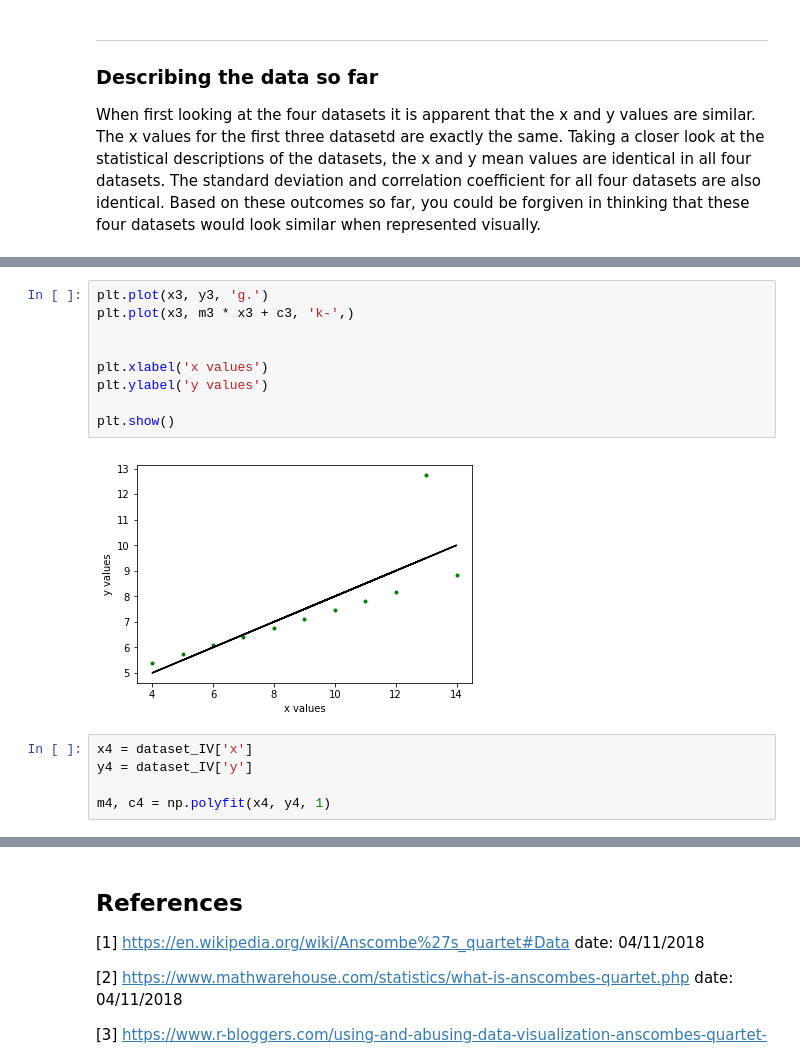
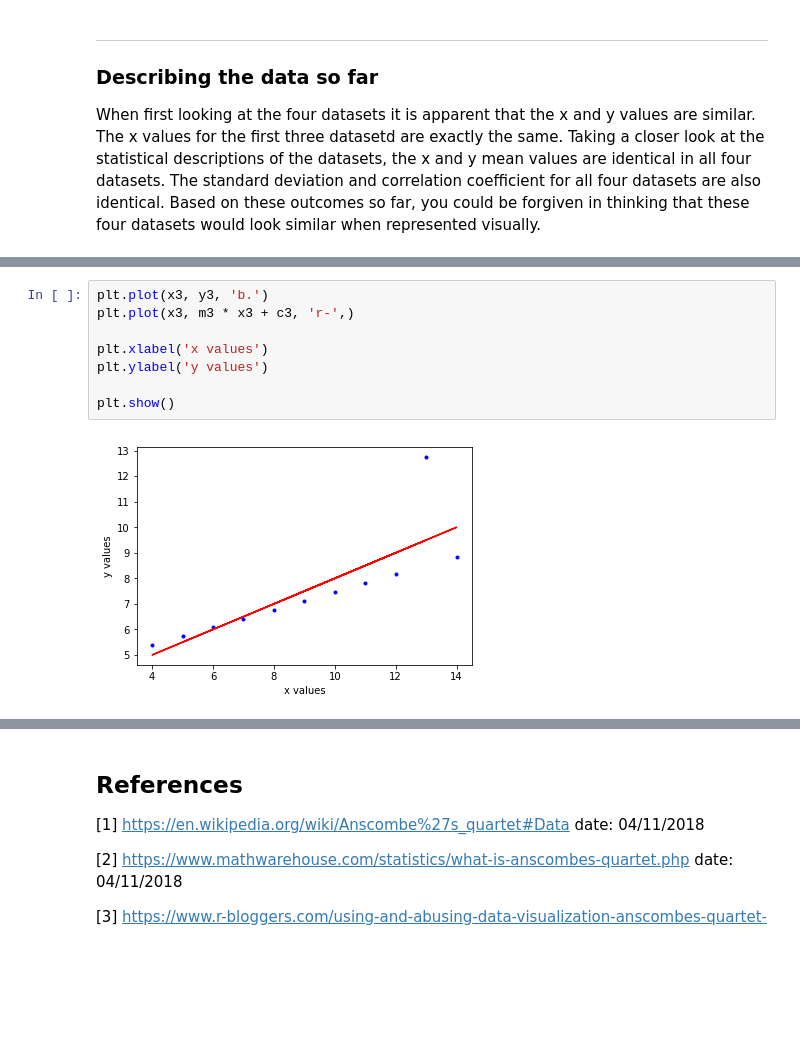
Before and after one commit to emmapatton/anscombes-quartet-dataset, a Jupyter notebook: anscombes-quartet-dataset.ipynb, the cells around one changed output, grey strips where cells are left out. Drawn from its saved outputs; the diff is of its cells as text; blank space fills up the shorter version.

```diff
--- a/anscombes-quartet-dataset.ipynb
+++ b/anscombes-quartet-dataset.ipynb
@@ -234,17 +279,11 @@ m3, c3 = np.polyfit(x3, y3, 1)
 # %%
-plt.plot(x3, y3, 'g.')
-plt.plot(x3, m3 * x3 + c3, 'k-',)
-
+plt.plot(x3, y3, 'b.')
+plt.plot(x3, m3 * x3 + c3, 'r-',)
 
 plt.xlabel('x values')
 plt.ylabel('y values')
 
 plt.show()
 # %% [output]
-[figure, old version]
+[figure, new version]
-# %%
-x4 = dataset_IV['x']
-y4 = dataset_IV['y']
-
-m4, c4 = np.polyfit(x4, y4, 1)
 # %%
```
Also changed, not shown: parts of 19 cells of this notebook.
